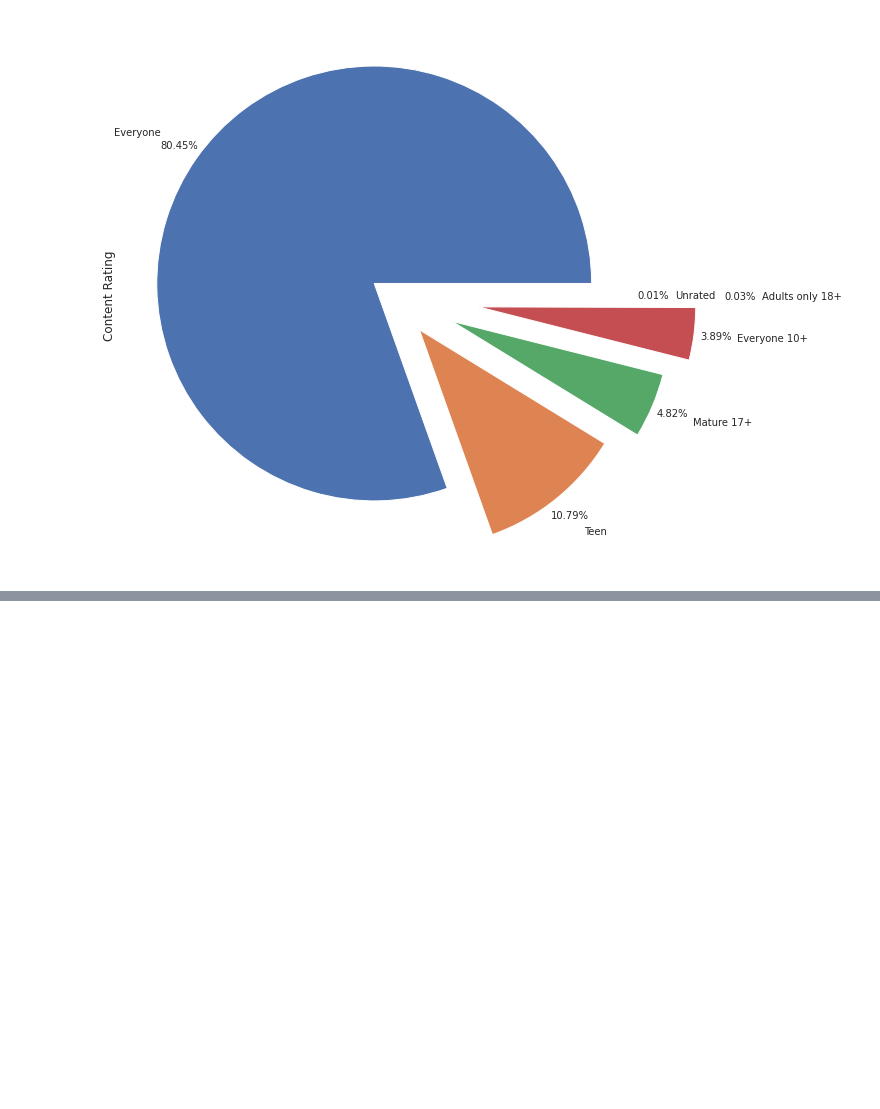
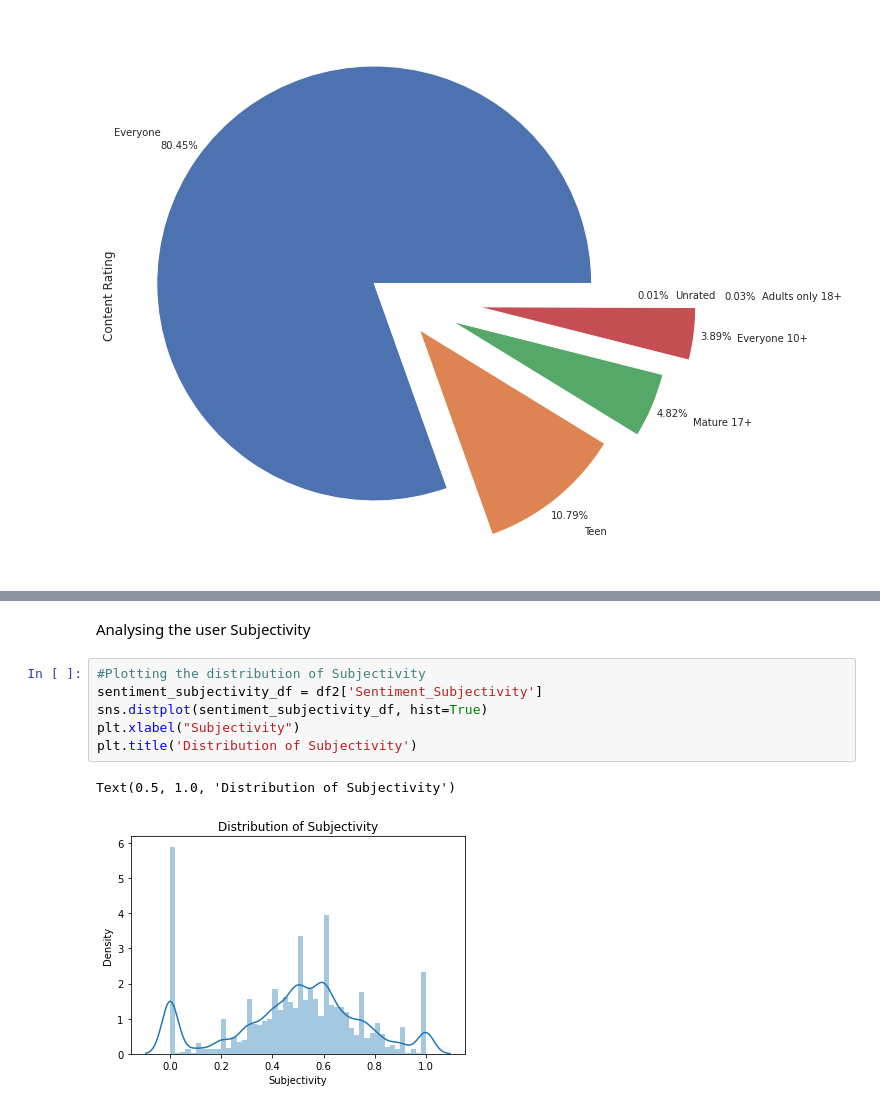
Before and after one commit to nandukamankar/eda_project_on-play_store_app_data-, a Jupyter notebook: Copy_of_5_3c_of_Play_Store_App_Review_Analysis_Capstone_Project.ipynb, the cells around one changed output, grey strips where cells are left out. Saved outputs shown, nothing was run; the diff lists cells and outputs as text; blank space fills up the shorter version.

```diff
--- a/Copy_of_5_3c_of_Play_Store_App_Review_Analysis_Capstone_Project.ipynb
+++ b/Copy_of_5_3c_of_Play_Store_App_Review_Analysis_Capstone_Project.ipynb
@@ -831,0 +871,11 @@ content_rating_df.plot(kind='pie', fontsize=10, explode= (0.1,0.2,0.3,0.4,0.5,0.
+# %% [markdown]
+Analysing the user Subjectivity
+# %%
+#Plotting the distribution of Subjectivity
+sentiment_subjectivity_df = df2['Sentiment_Subjectivity']
+sns.distplot(sentiment_subjectivity_df, hist=True)
+plt.xlabel("Subjectivity")
+plt.title('Distribution of Subjectivity')
+# %% [output]
+Text(0.5, 1.0, 'Distribution of Subjectivity')
+[figure, added]
```
Also changed, not shown: parts of 21 cells of this notebook.
